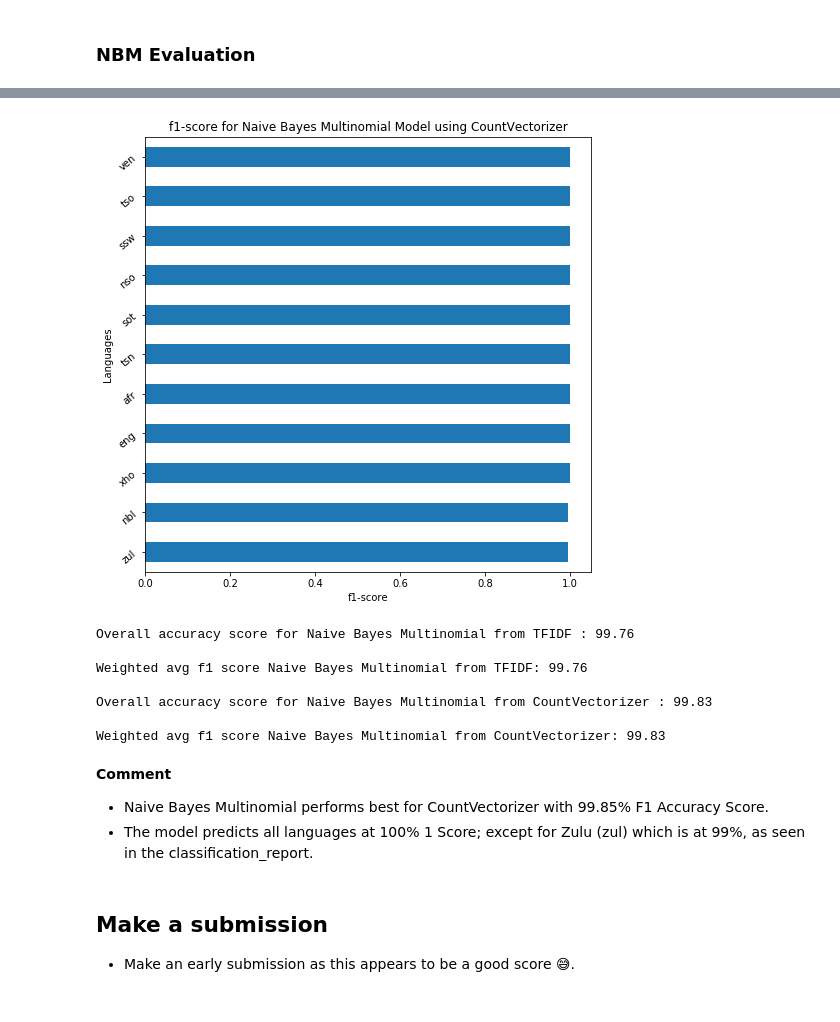
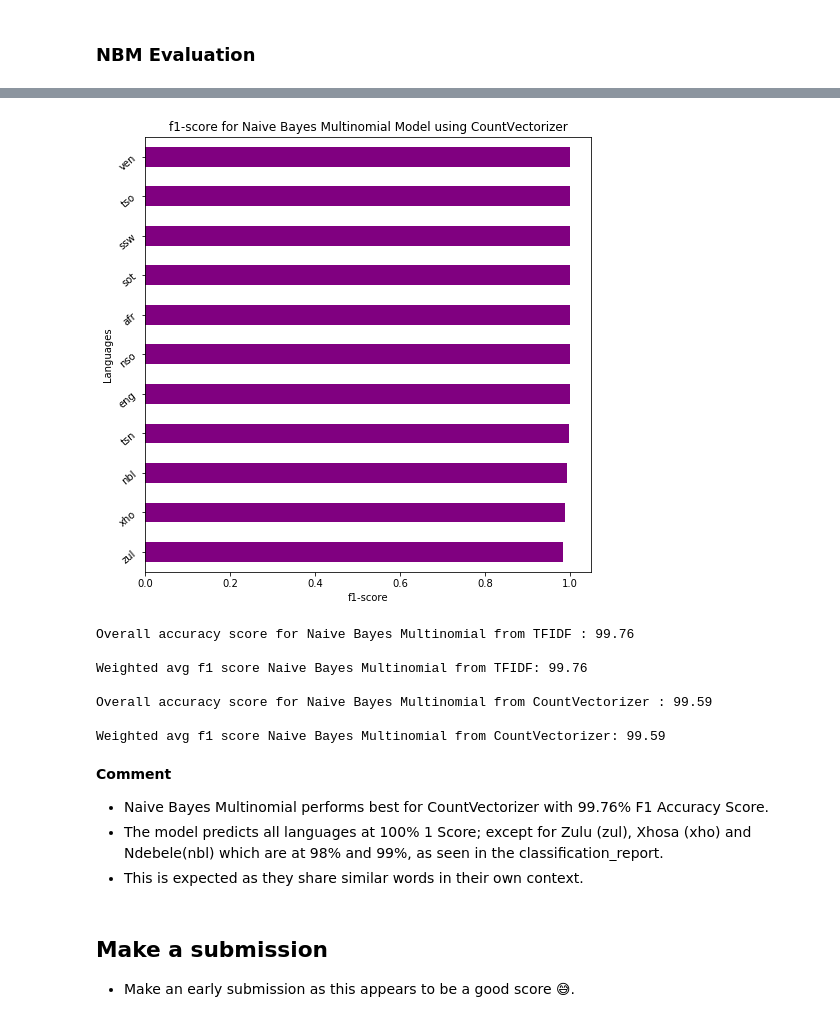
Before and after one commit to JosiasSekhebesa/NLP-Hackathon, a Jupyter notebook: NLP Hackathon.ipynb, the cells around one changed output, grey strips where cells are left out. Drawn from its saved outputs; the diff is of its cells as text; code cells hidden in the pictures.

```diff
--- a/NLP Hackathon.ipynb
+++ b/NLP Hackathon.ipynb
@@ -277,14 +277,14 @@ X_test = list(X_test.apply(' '.join))
 # %%
 #Naive Bayes Multinomial
 nbm_tfidf = Pipeline([('tfidf', TfidfVectorizer()),('nbm', MultinomialNB()),])
-nbm_count = Pipeline([('CountVec',  CountVectorizer(analyzer = 'char',
+nbm_count = Pipeline([('CountVec',  CountVectorizer(analyzer = 'word',
                              tokenizer = None,
                              preprocessor = None,
                              stop_words = None,
                              max_features = 180000,
                              min_df = 1,
                              ngram_range = (1,3)
-                            )),('nbm', MultinomialNB())])
+                            )),('nbm', MultinomialNB()),])
 
 # DecisionTreeClassifier Pipeline
 tree_tfidf = Pipeline([('tfidf', TfidfVectorizer()),('tree', DecisionTreeClassifier()),])
@@ -517,17 +524,17 @@ weighted avg       1.00      1.00      1.00      6600
 # %%
 # Visual representation of the f1 score for each language
-report_tree = classification_report(y_val, nbm_prediction, output_dict=True)
+report_tree = classification_report(y_val, nbm_prediction_cv, output_dict=True)
 df_nbm = pd.DataFrame(report_tree).transpose()
 df_nbm.drop(['accuracy'], inplace = True)
 df_nbm.sort_values(by=['f1-score'],ascending=True, inplace = True)
-df_nbm.drop(['weighted avg','macro avg'])['f1-score'].plot(kind='barh', figsize = (8,8))
+df_nbm.drop(['weighted avg','macro avg'])['f1-score'].plot(kind='barh', figsize = (8,8), color = 'purple')
 plt.xlabel('f1-score')
 plt.ylabel('Languages')
 plt.yticks(rotation = 40)
 plt.title('f1-score for Naive Bayes Multinomial Model using CountVectorizer')
 plt.show()
 # %% [output]
-[figure, old version]
+[figure, new version]
 # %%
 # Print the overall model performance
 nbm_acc_tf = round(accuracy_score(y_val, nbm_prediction_tf), 4)
@@ -544,13 +551,14 @@ Overall accuracy score for Naive Bayes Multinomial from TFIDF : 99.76
 
 Weighted avg f1 score Naive Bayes Multinomial from TFIDF: 99.76
 
-Overall accuracy score for Naive Bayes Multinomial from CountVectorizer : 99.83
+Overall accuracy score for Naive Bayes Multinomial from CountVectorizer : 99.59
 
-Weighted avg f1 score Naive Bayes Multinomial from CountVectorizer: 99.83
+Weighted avg f1 score Naive Bayes Multinomial from CountVectorizer: 99.59
 # %% [markdown]
 **Comment**
-- Naive Bayes Multinomial performs best for CountVectorizer with 99.85% F1 Accuracy Score.
-- The model predicts all languages at 100% 1 Score; except for Zulu (zul) which is at 99%, as seen in the classification_report.
+- Naive Bayes Multinomial performs best for CountVectorizer with 99.76% F1 Accuracy Score.
+- The model predicts all languages at 100% 1 Score; except for Zulu (zul), Xhosa (xho) and Ndebele(nbl) which are at 98% and 99%, as seen in the classification_report.
+- This is expected as they share similar words in their own context.
 # %% [markdown]
 ## Make a submission
 * Make an early submission as this appears to be a good score 😅.
```
Also changed, not shown: parts of 45 cells of this notebook.
